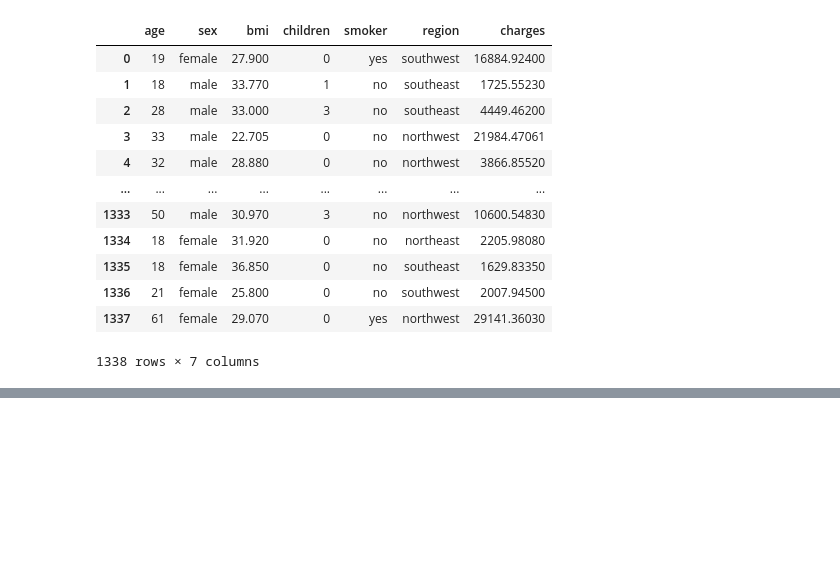
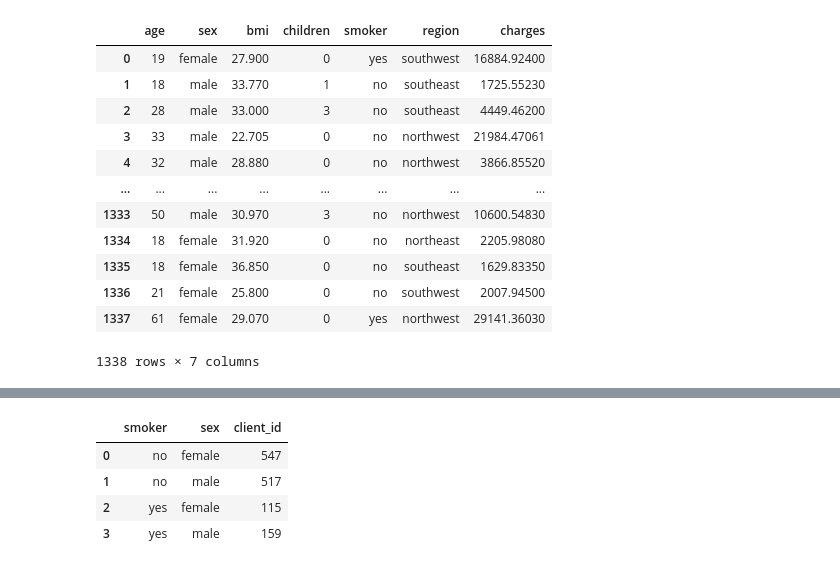
Before and after one commit to rodioniam/study_projects, a Jupyter notebook: visualization/visualization_practice.ipynb, the cells around one changed output, grey strips where cells are left out. Saved outputs shown, nothing was run; the diff lists cells and outputs as text; code cells hidden in the pictures; blank space fills up the shorter version.

```diff
--- a/visualization/visualization_practice.ipynb
+++ b/visualization/visualization_practice.ipynb
@@ -23,0 +47,9 @@ df
+# %%
+df_sex_smoker = df_sex_smoker.groupby(['smoker', 'sex'], as_index=False)[['client_id']].nunique()
+df_sex_smoker
+# %% [output]
+|  | smoker | sex | client_id |
+| 0 | no | female | 547 |
+| 1 | no | male | 517 |
+| 2 | yes | female | 115 |
+| 3 | yes | male | 159 |
```
Also changed, not shown: parts of 4 cells of this notebook.
